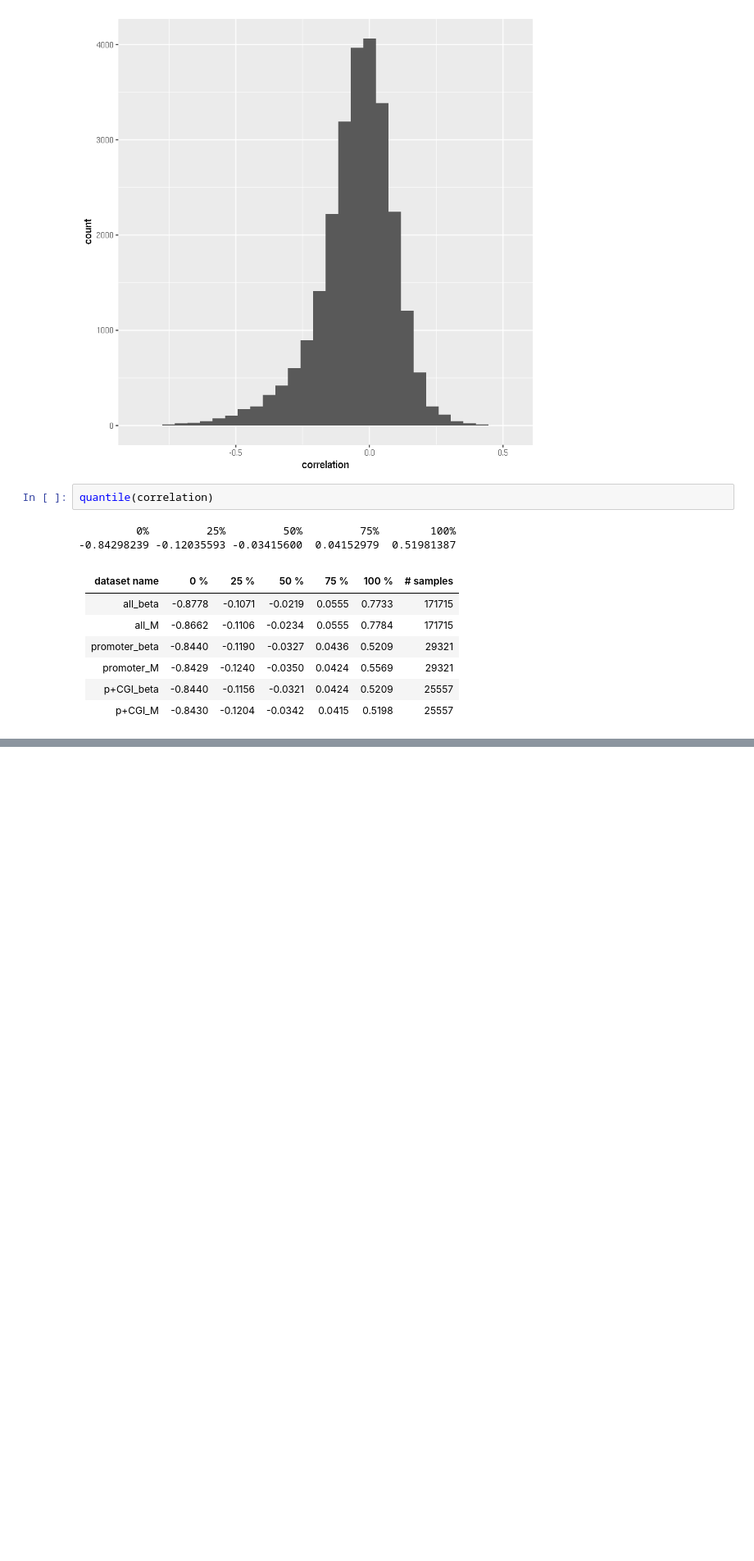
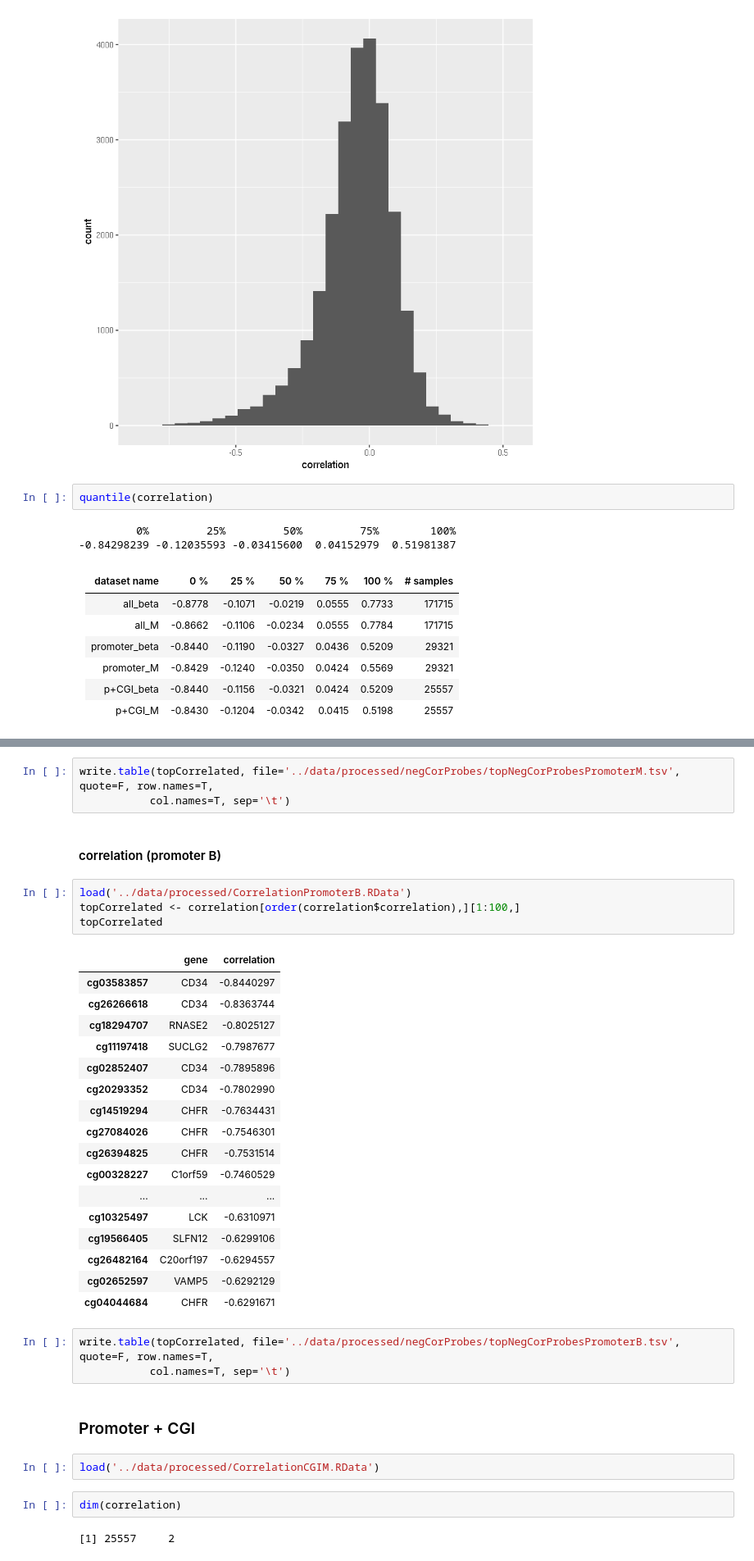
Before and after one commit to Mamie/MethylationPrediction, a Jupyter notebook: notes/promoter-region-methylation-RNAseq-correlation.ipynb, the cells around one changed output, grey strips where cells are left out. Shown at 82% size. Drawn from its saved outputs; the diff is of its cells as text; blank space fills up the shorter version.

```diff
--- a/notes/promoter-region-methylation-RNAseq-correlation.ipynb
+++ b/notes/promoter-region-methylation-RNAseq-correlation.ipynb
@@ -206,0 +363,38 @@ quantile(correlation)
+# %%
+write.table(topCorrelated, file='../data/processed/negCorProbes/topNegCorProbesPromoterM.tsv', quote=F, row.names=T,
+           col.names=T, sep='\t')
+# %% [markdown]
+#### correlation (promoter B)
+# %%
+load('../data/processed/CorrelationPromoterB.RData')
+topCorrelated <- correlation[order(correlation$correlation),][1:100,]
+topCorrelated
+# %% [output]
+|  | gene | correlation |
+| cg03583857 | CD34 | -0.8440297 |
+| cg26266618 | CD34 | -0.8363744 |
+| cg18294707 | RNASE2 | -0.8025127 |
+| cg11197418 | SUCLG2 | -0.7987677 |
+| cg02852407 | CD34 | -0.7895896 |
+| cg20293352 | CD34 | -0.7802990 |
+| cg14519294 | CHFR | -0.7634431 |
+| cg27084026 | CHFR | -0.7546301 |
+| cg26394825 | CHFR | -0.7531514 |
+| cg00328227 | C1orf59 | -0.7460529 |
+| ... | ... | ... |
+| cg10325497 | LCK | -0.6310971 |
+| cg19566405 | SLFN12 | -0.6299106 |
+| cg26482164 | C20orf197 | -0.6294557 |
+| cg02652597 | VAMP5 | -0.6292129 |
+| cg04044684 | CHFR | -0.6291671 |
+# %%
+write.table(topCorrelated, file='../data/processed/negCorProbes/topNegCorProbesPromoterB.tsv', quote=F, row.names=T,
+           col.names=T, sep='\t')
+# %% [markdown]
+### Promoter + CGI
+# %%
+load('../data/processed/CorrelationCGIM.RData')
+# %%
+dim(correlation)
+# %% [output]
+[1] 25557     2
```
Also changed, not shown: parts of 29 cells of this notebook.
